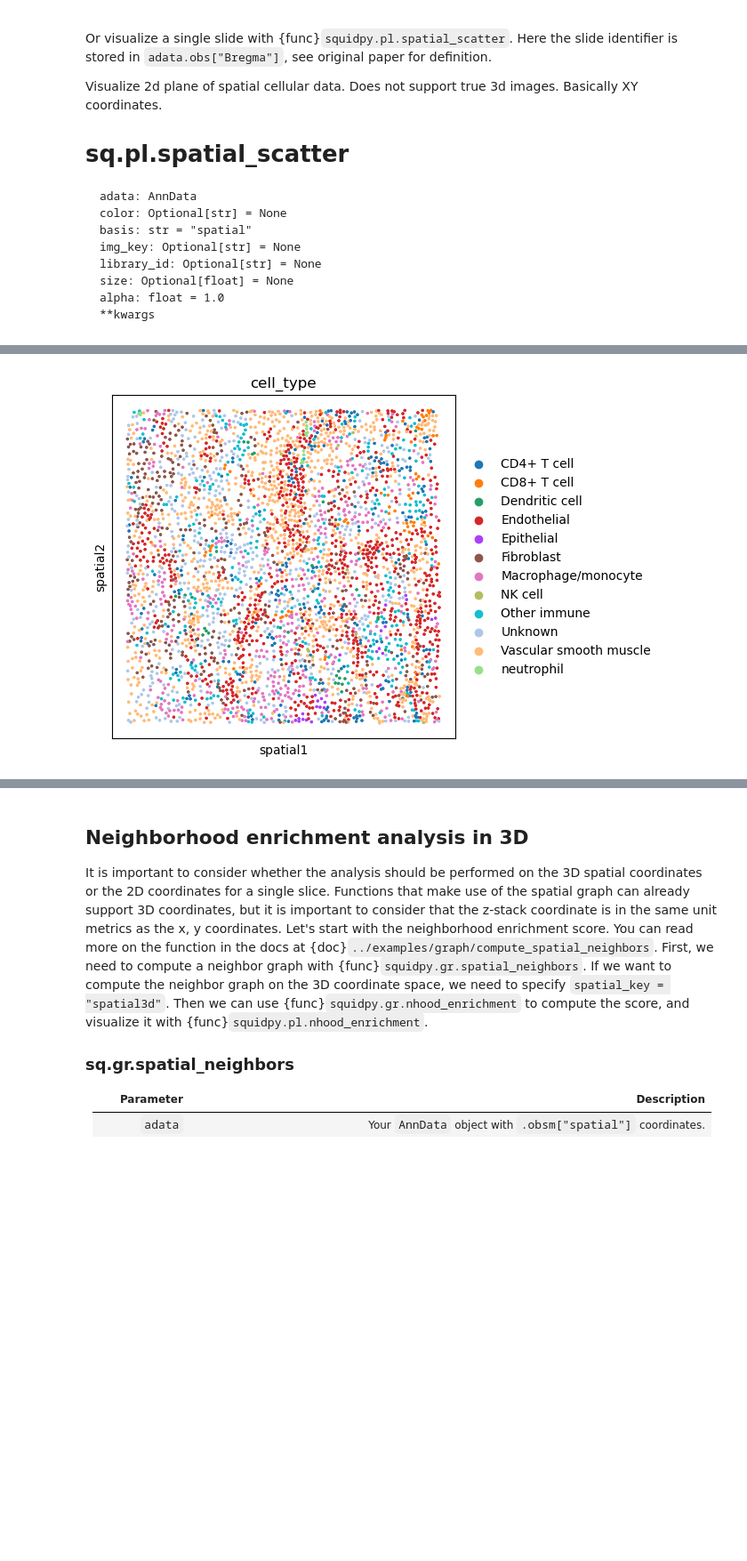
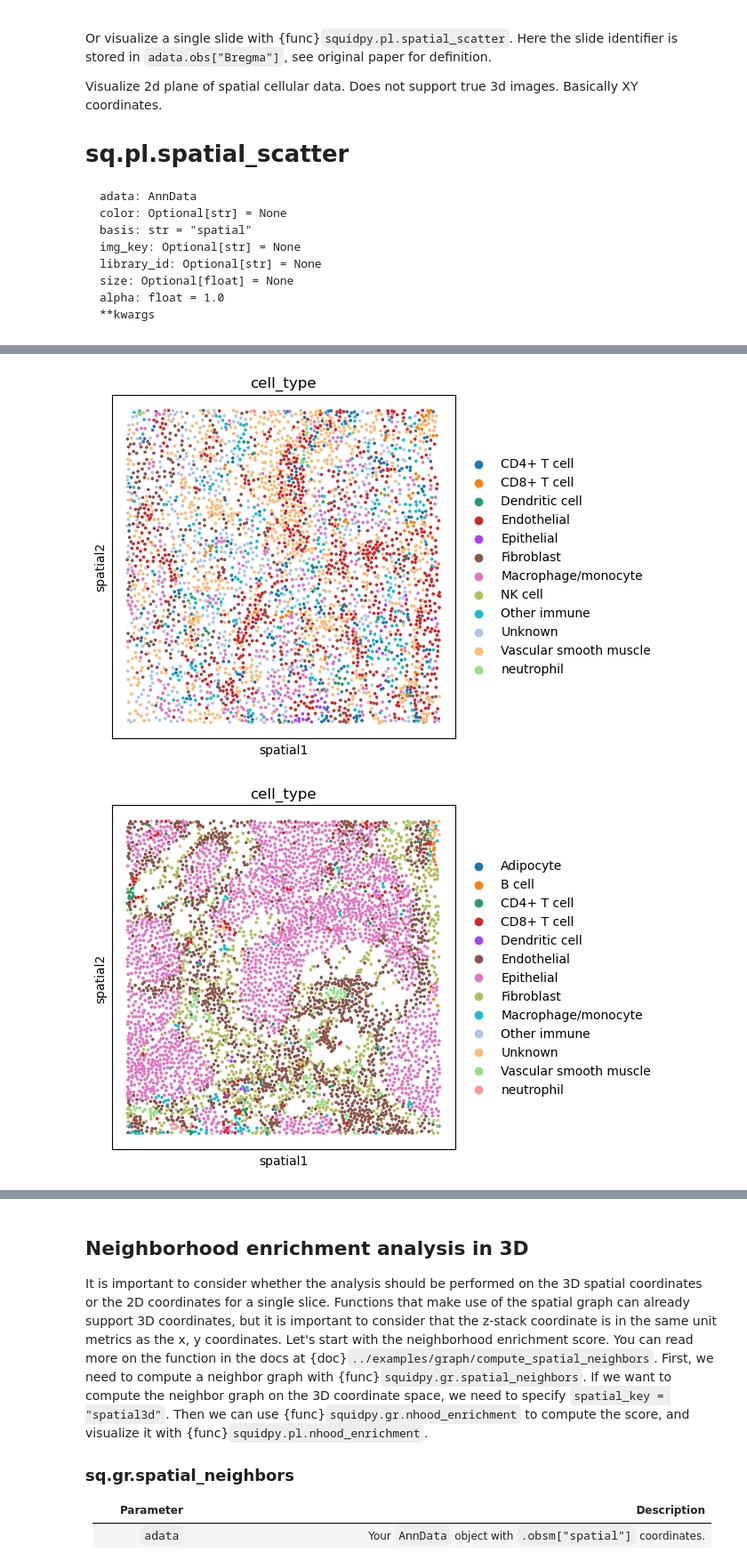
Before and after one commit to EDJohns/2025-Dinh-Lab-Research-Project, a Jupyter notebook: Shapiro 2025 Project/Athena R Data Files/CosMX Protein Data Testing.ipynb, the cells around one changed output, grey strips where cells are left out. Shown at 89% size. Drawn from its saved outputs; the diff is of its cells as text; code cells hidden in the pictures; blank space fills up the shorter version.

```diff
--- a/Shapiro 2025 Project/Athena R Data Files/CosMX Protein Data Testing.ipynb
+++ b/Shapiro 2025 Project/Athena R Data Files/CosMX Protein Data Testing.ipynb
@@ -123,6 +123,21 @@ sq.pl.spatial_scatter(
 sq.pl.spatial_scatter(
     adata[adata.obs.cell_ID.str.contains("c_1_5_")], shape=None, color="cell_type", size=8
 )
+sq.pl.spatial_scatter(
+    adata[adata.obs.cell_ID.str.contains("c_1_6_")], shape=None, color="cell_type", size=8
+)
+sq.pl.spatial_scatter(
+    adata[adata.obs.cell_ID.str.contains("c_1_7_")], shape=None, color="cell_type", size=8
+)
+sq.pl.spatial_scatter(
+    adata[adata.obs.cell_ID.str.contains("c_1_8_")], shape=None, color="cell_type", size=8
+)
+sq.pl.spatial_scatter(
+    adata[adata.obs.cell_ID.str.contains("c_1_9_")], shape=None, color="cell_type", size=8
+)
+sq.pl.spatial_scatter(
+    adata[adata.obs.cell_ID.str.contains("c_1_10_")], shape=None, color="cell_type", size=8
+)
 # %% [output]
 WARNING: Please specify a valid `library_id` or set it permanently in `adata.uns['spatial']`
 WARNING: Please specify a valid `library_id` or set it permanently in `adata.uns['spatial']`
@@ -132,5 +152,6 @@ WARNING: Please specify a valid `library_id` or set it permanently in `adata.uns
 [figure]
 [figure]
 [figure]
 [figure]
 [figure]
+[figure, added]
```
Also changed, not shown: parts of 2 cells of this notebook, 1 other file.
